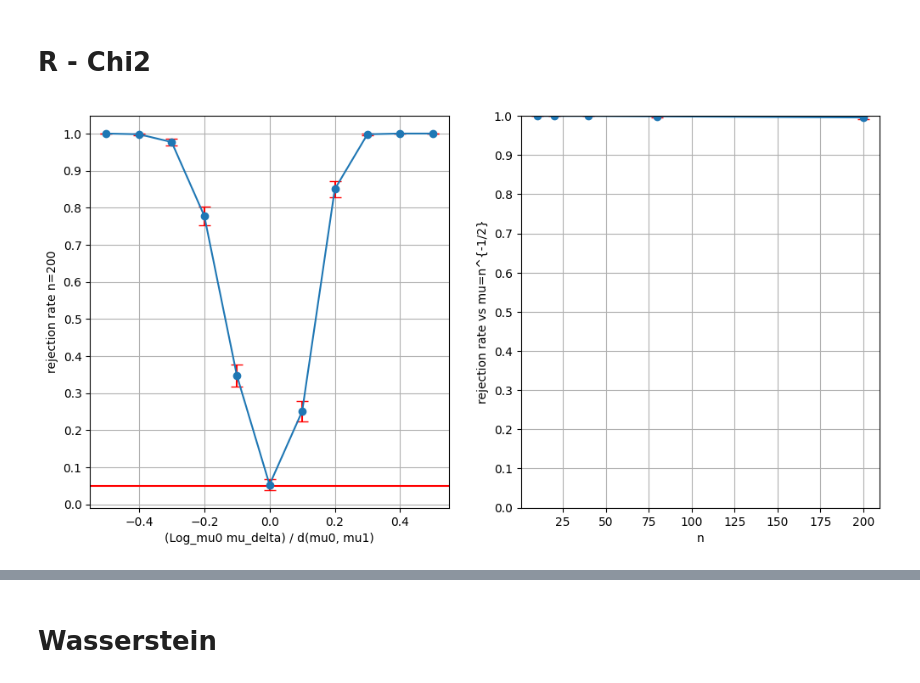
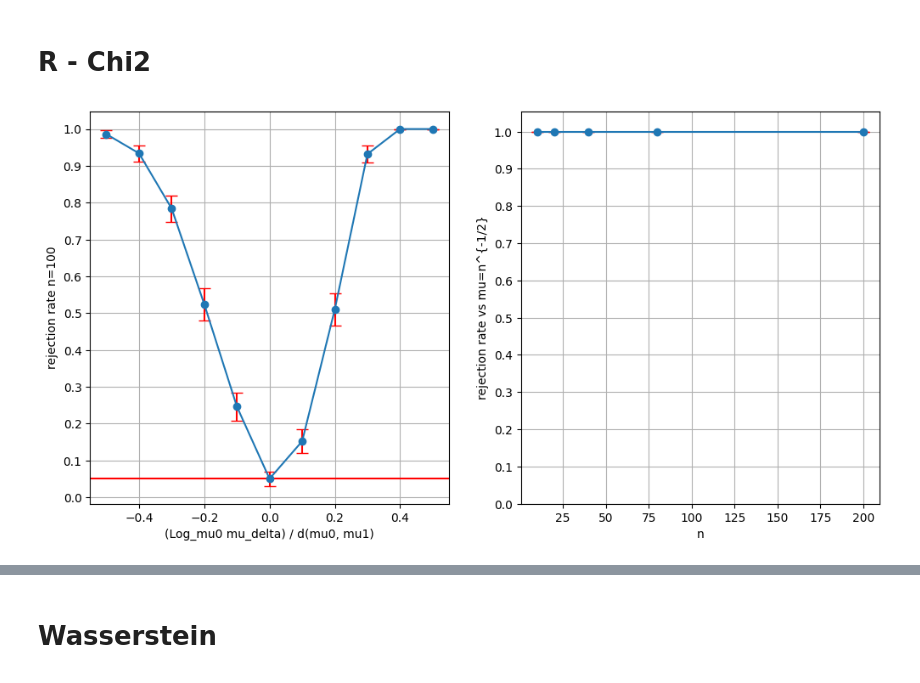
Before and after one commit to matthieubulte/meantesting, a Jupyter notebook: exploration.ipynb, the cells around one changed output, grey strips where cells are left out. Cells and saved outputs as stored; diff of their text form; code cells hidden in the pictures.

```diff
--- a/exploration.ipynb
+++ b/exploration.ipynb
@@ -12,6 +12,13 @@ from sphere import Sphere as S, proj_comp
 from bures_wasserstein import BuresWasserstein as BW, BuresWassersteinN as BWN, sym
 
 
+def np_mixture(x0, x1, p):
+    num_dims = len(x0.shape) - 1
+    shape = (x0.shape[0],) + (1,) * num_dims
+    z = np.random.choice([0.0, 1.0], size=shape, p=[p, 1 - p])
+    return z * x0 + (1.0 - z) * x1
+
+
 def mixture(key, x0, x1, p):
     num_dims = len(x0.shape) - 1
     shape = (x0.shape[0], *[1 for _ in range(num_dims)])
@@ -23,7 +30,7 @@ def mixture(key, x0, x1, p):
 
 alpha = 0.05
 num_bootstrap = 500
-mc_repeats = 1000
+mc_repeats = 500  # 1000
 
 
 @partial(jax.jit, static_argnums=(0, 1, 2))
@@ -35,21 +42,14 @@ def proc_inner(M, n, sampler, sampler_args, mu_0, key):
 
     mu_hat = M.frechet_mean(x, fm_key)
     t = M.dist(mu_hat, mu_0) ** 2
-    # t = jax.vmap(lambda x_i: M.dist(mu_hat, x_i) ** 2)(x).mean()
 
     def fun(it_key):
         z_key, fm_key = jax.random.split(it_key)
         x_b = mixture(z_key, x, x_mirrored, 1 / 2)
         mu_hat_b = M.frechet_mean(x_b, fm_key)
         return M.dist(mu_hat_b, mu_0) ** 2
-        # return (
-        #     jax.vmap(lambda x_i: M.dist(mu_hat_b, x_i) ** 2)(x_b).mean()
-        # )
 
     t_b = jax.vmap(fun)(jax.random.split(key, num_bootstrap))
-    up = jnp.quantile(t_b, 1 - alpha / 2)
-    lo = jnp.quantile(t_b, alpha / 2)
-    # return 1 - (lo < t) * (t < up)
     return jnp.mean(t < t_b) < alpha
 
 
@@ -63,9 +63,9 @@ def eval_test_mc(M, n, sampler, sampler_args, mu_0):
 # %% [markdown]
 # R - Chi2
 # %%
-M = 200
-b = 200
-n = 200
+M = 500
+b = 500
+n = 100
 
 alpha = 0.05
 
@@ -101,31 +101,31 @@ def proc(n, M, mu, mu_0):
 
 # For the h/sqrt(n) alternatives, the test has power -> 1 - phi(z_{1-alpha} - h/sig) ≈ 0.99 for h/sig=4
 
 delta_rates = np.zeros(11)
 delta_rates_std = np.zeros(11)
 deltas = np.linspace(-0.5, 0.5, delta_rates.shape[0])
 for i, delta in tqdm(enumerate(deltas)):
     rm, rs = proc(n, mc_repeats, delta, 0)
     delta_rates[i] = rm
     delta_rates_std[i] = rs
 
 ns = [10, 20, 40, 80, 200]
 local_rates = np.zeros(len(ns))
 local_rates_std = np.zeros(len(ns))
 for i, n_i in tqdm(enumerate(ns)):
     rm, rs = proc(n_i, mc_repeats, 4 / np.sqrt(n_i), 0)
     local_rates[i] = rm
     local_rates_std[i] = rs
 
 plotting.plot_sim_results(
     mc_repeats,
     n,
     deltas,
     delta_rates,
     delta_rates_std,
     ns,
     local_rates,
     local_rates_std,
 )
 # %% [output]
-[figure, old version]
+[figure, new version]
```
Also changed, not shown: parts of 8 cells of this notebook, 2 other files.
